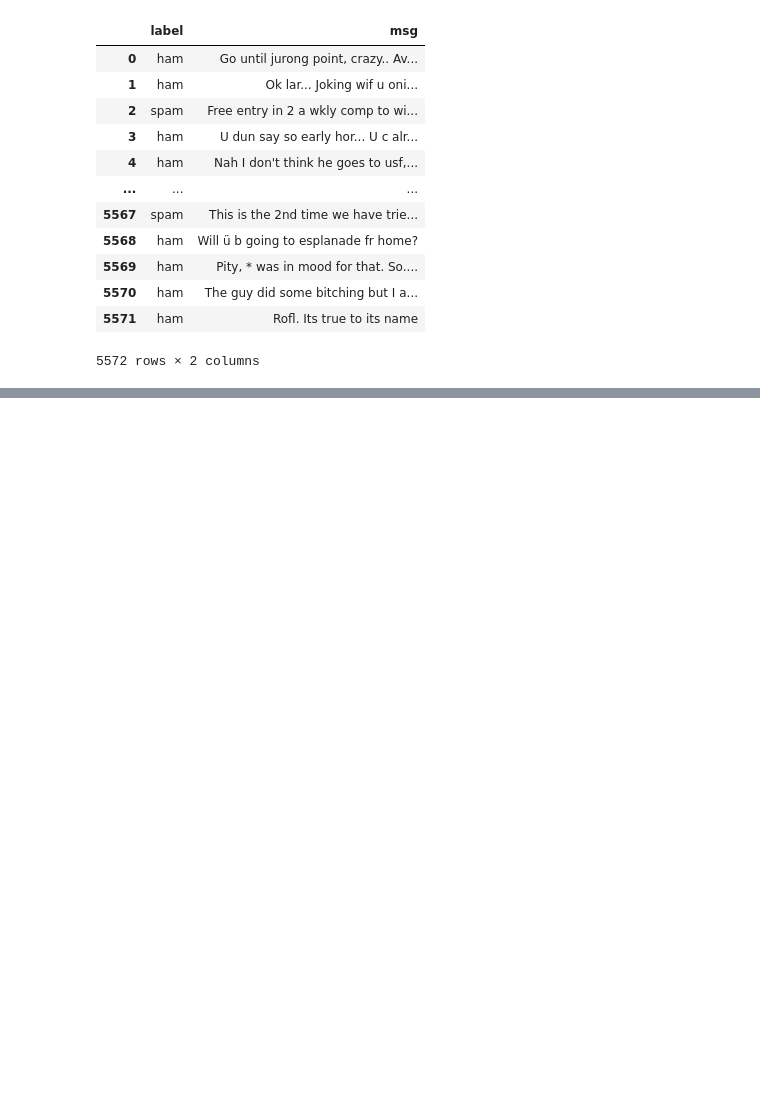
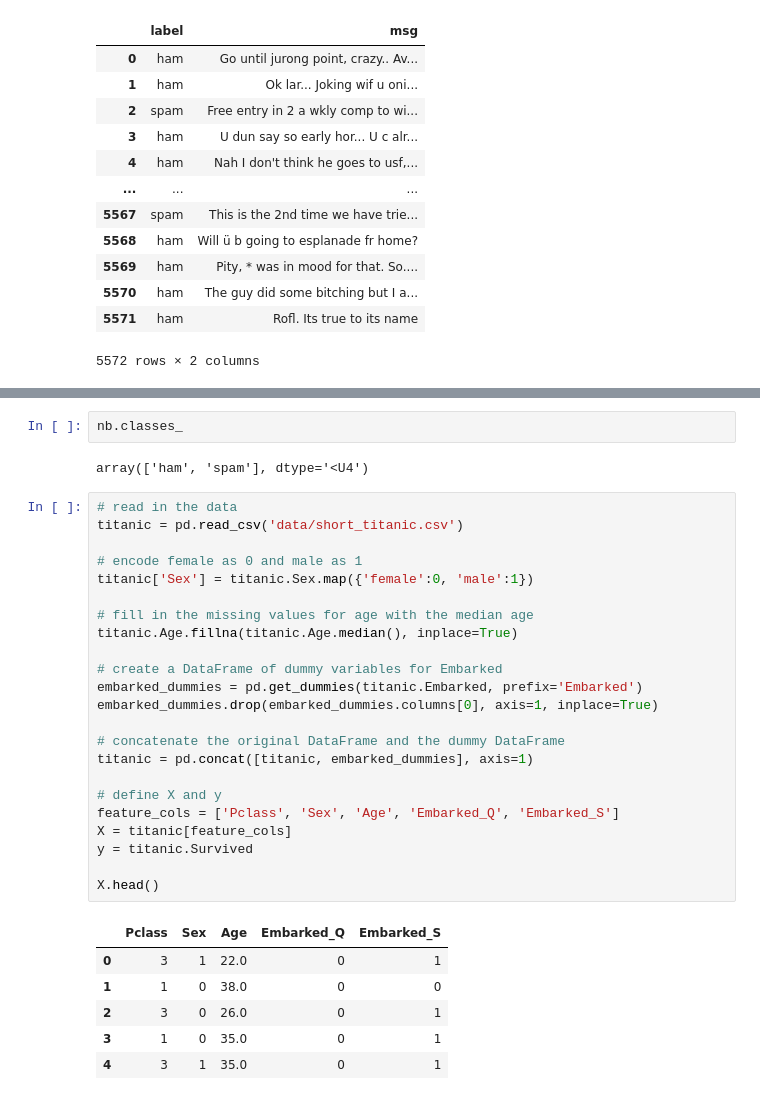
Before and after one commit to LuYuanGao1017/dataScience, a Jupyter notebook: 11_prophecy_in_the_tree.ipynb, the cells around one changed output, grey strips where cells are left out. Cells and saved outputs as stored; diff of their text form; blank space fills up the shorter version.

```diff
--- a/11_prophecy_in_the_tree.ipynb
+++ b/11_prophecy_in_the_tree.ipynb
@@ -23,0 +141,34 @@ df
+# %%
+nb.classes_
+# %% [output]
+array(['ham', 'spam'], dtype='<U4')
+# %%
+# read in the data
+titanic = pd.read_csv('data/short_titanic.csv')
+
+# encode female as 0 and male as 1
+titanic['Sex'] = titanic.Sex.map({'female':0, 'male':1})
+
+# fill in the missing values for age with the median age
+titanic.Age.fillna(titanic.Age.median(), inplace=True)
+
+# create a DataFrame of dummy variables for Embarked
+embarked_dummies = pd.get_dummies(titanic.Embarked, prefix='Embarked')
+embarked_dummies.drop(embarked_dummies.columns[0], axis=1, inplace=True)
+
+# concatenate the original DataFrame and the dummy DataFrame
+titanic = pd.concat([titanic, embarked_dummies], axis=1)
+
+# define X and y
+feature_cols = ['Pclass', 'Sex', 'Age', 'Embarked_Q', 'Embarked_S']
+X = titanic[feature_cols]
+y = titanic.Survived
+
+X.head()
+# %% [output]
+|  | Pclass | Sex | Age | Embarked_Q | Embarked_S |
+| 0 | 3 | 1 | 22.0 | 0 | 1 |
+| 1 | 1 | 0 | 38.0 | 0 | 0 |
+| 2 | 3 | 0 | 26.0 | 0 | 1 |
+| 3 | 1 | 0 | 35.0 | 0 | 1 |
+| 4 | 3 | 1 | 35.0 | 0 | 1 |
```
Also changed, not shown: parts of 38 cells of this notebook.
